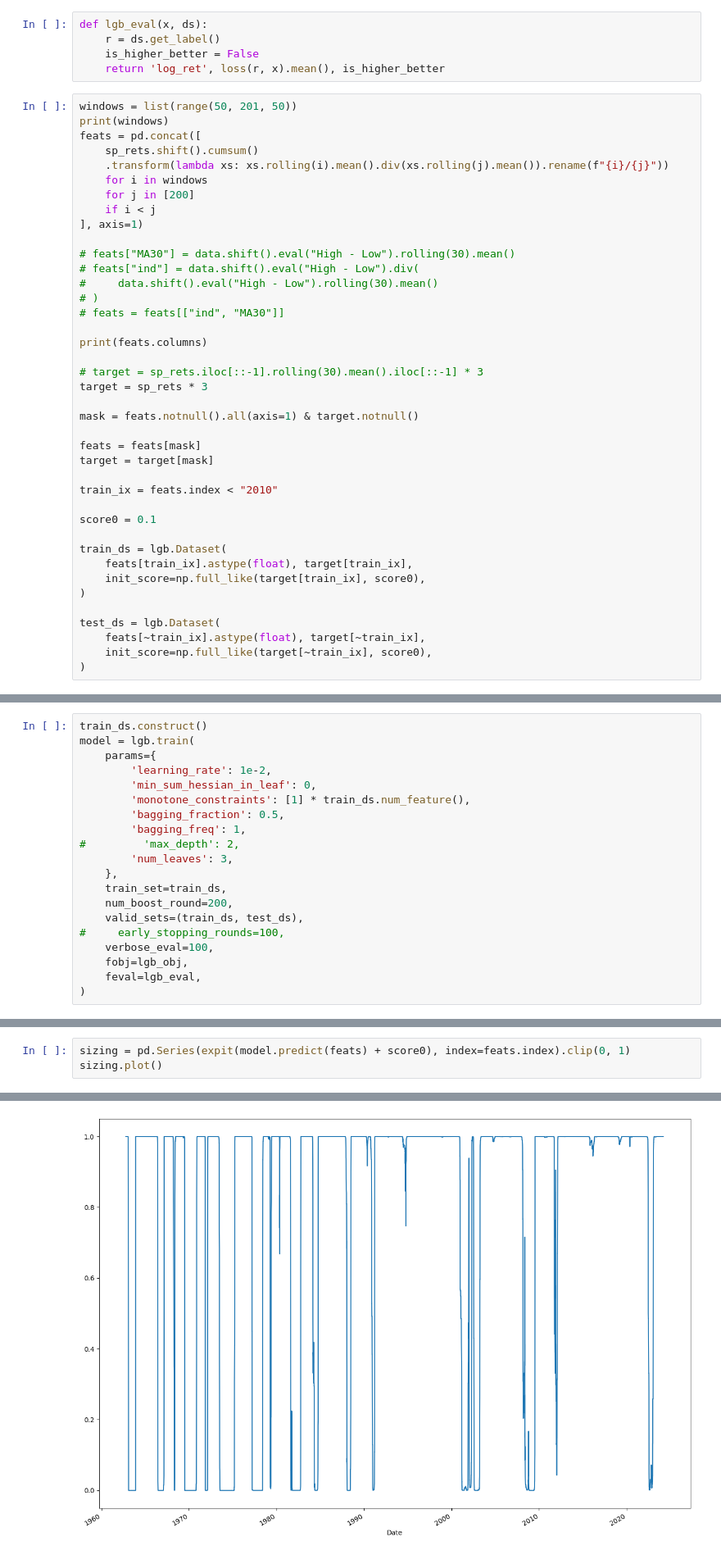
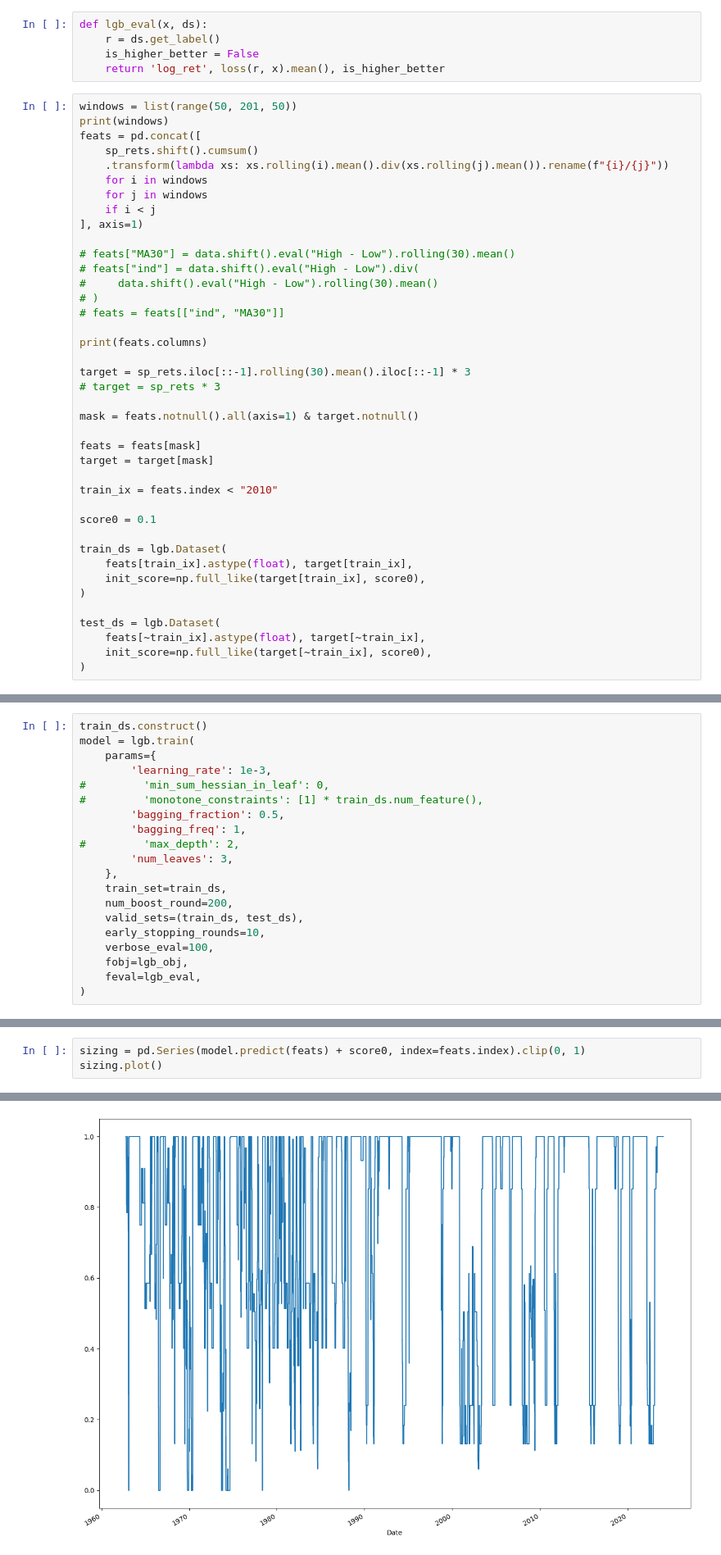
Before and after one commit to chiaolun/market-timing, a Jupyter notebook: Return Forecast - lightgbm.ipynb, the cells around one changed output, grey strips where cells are left out. Shown at 82% size. Drawn from its saved outputs; the diff is of its cells as text.

```diff
--- a/Return Forecast - lightgbm.ipynb
+++ b/Return Forecast - lightgbm.ipynb
@@ -100,7 +100,7 @@ feats = pd.concat([
     sp_rets.shift().cumsum()
     .transform(lambda xs: xs.rolling(i).mean().div(xs.rolling(j).mean()).rename(f"{i}/{j}"))
     for i in windows
-    for j in [200]
+    for j in windows
     if i < j
 ], axis=1)
 
@@ -112,8 +112,8 @@ feats = pd.concat([
 
 print(feats.columns)
 
-# target = sp_rets.iloc[::-1].rolling(30).mean().iloc[::-1] * 3
-target = sp_rets * 3
+target = sp_rets.iloc[::-1].rolling(30).mean().iloc[::-1] * 3
+# target = sp_rets * 3
 
 mask = feats.notnull().all(axis=1) & target.notnull()
 
@@ -140,9 +140,9 @@ Index(['50/200', '100/200', '150/200'], dtype='object')
 train_ds.construct()
 model = lgb.train(
     params={
-        'learning_rate': 1e-2,
-        'min_sum_hessian_in_leaf': 0,
-        'monotone_constraints': [1] * train_ds.num_feature(),
+        'learning_rate': 1e-3,
+#         'min_sum_hessian_in_leaf': 0,
+#         'monotone_constraints': [1] * train_ds.num_feature(),
         'bagging_fraction': 0.5,
         'bagging_freq': 1,
 #         'max_depth': 2,
@@ -151,7 +151,7 @@ model = lgb.train(
     train_set=train_ds,
     num_boost_round=200,
     valid_sets=(train_ds, test_ds),
-#     early_stopping_rounds=100,
+    early_stopping_rounds=10,
     verbose_eval=100,
     fobj=lgb_obj,
     feval=lgb_eval,
@@ -170,6 +169,6 @@ And if memory is not enough, you can set `force_col_wise=true`.
 # %%
-sizing = pd.Series(expit(model.predict(feats) + score0), index=feats.index).clip(0, 1)
+sizing = pd.Series(model.predict(feats) + score0, index=feats.index).clip(0, 1)
 sizing.plot()
 # %% [output]
 <AxesSubplot: xlabel='Date'>
-[figure, old version]
+[figure, new version]
```
Also changed, not shown: parts of 5 cells of this notebook.
